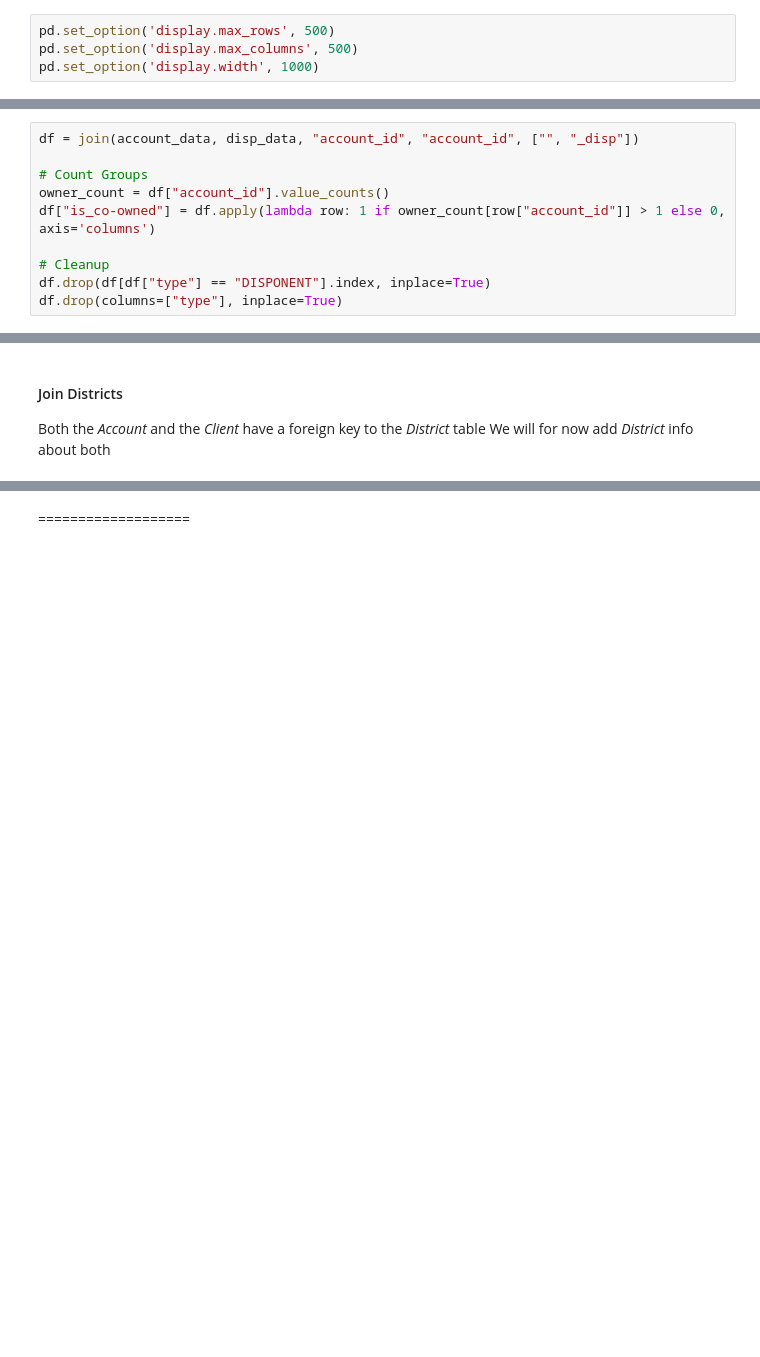
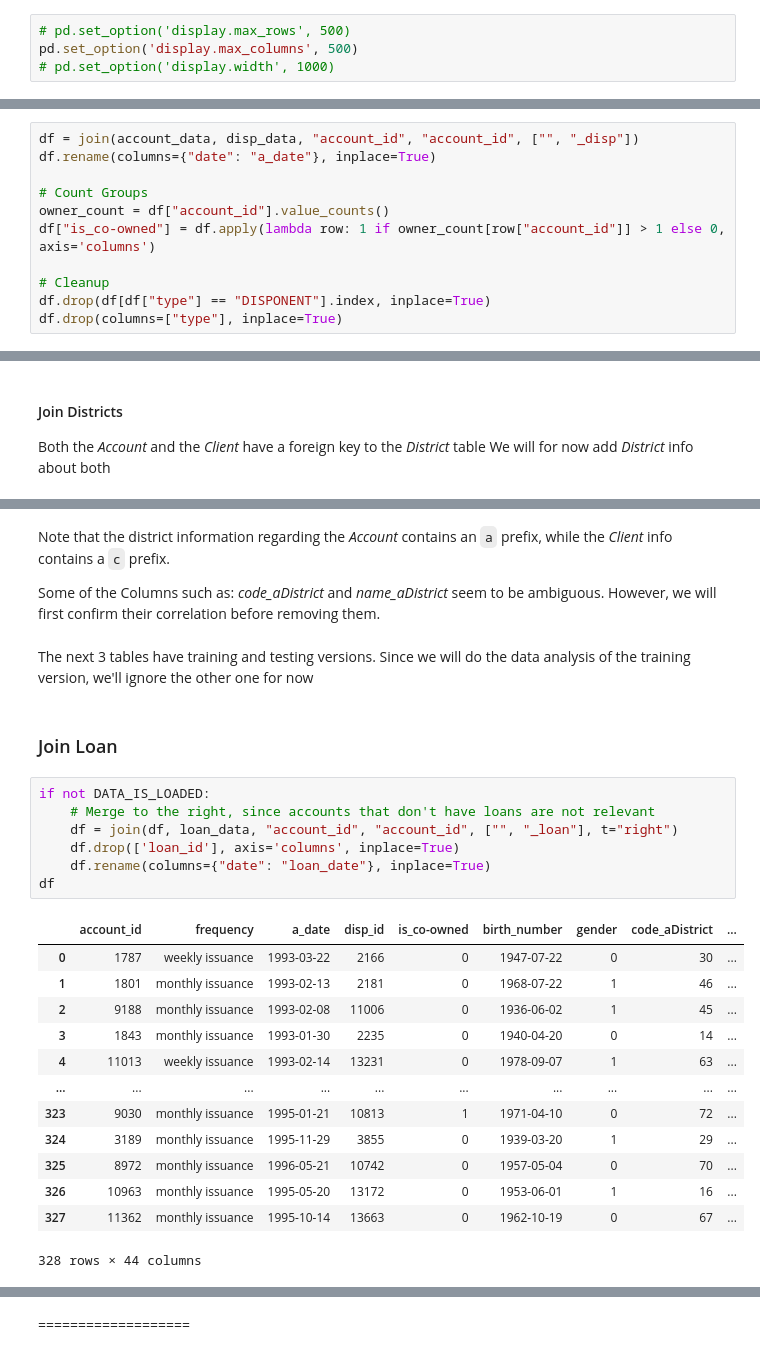
Before and after one commit to ruialves35/feup-ac, a Jupyter notebook: src/analysis/dataAnalysis.ipynb, the cells around one changed output, grey strips where cells are left out. Saved outputs shown, nothing was run; the diff lists cells and outputs as text; blank space fills up the shorter version.

Commit message:
Joining datasets District, Loan and Card

```diff
--- a/src/analysis/dataAnalysis.ipynb
+++ b/src/analysis/dataAnalysis.ipynb
@@ -28,9 +28,9 @@ DATA_IS_LOADED = False
 # %% [markdown]
 ### Change Pandas display settings
 # %%
-pd.set_option('display.max_rows', 500)
+# pd.set_option('display.max_rows', 500)
 pd.set_option('display.max_columns', 500)
-pd.set_option('display.width', 1000)
+# pd.set_option('display.width', 1000)
 # %% [markdown]
 ### Analyze the Size of each Dataset
 # %%
@@ -152,6 +212,7 @@ All Accounts have at least 1 Disposition. There are more Dispositions than Accou
 We will create an attribute on the Account table that reflects whether the account is co-owned. Note that the DISPONENTs will be dropped from the joined table. The type attribute can be dropped as well since all dispositions are Owners.
 # %%
 df = join(account_data, disp_data, "account_id", "account_id", ["", "_disp"])
+df.rename(columns={"date": "a_date"}, inplace=True)
 
 # Count Groups
 owner_count = df["account_id"].value_counts()
@@ -185,0 +249,29 @@ if not DATA_IS_LOADED:
+# %% [markdown]
+Note that the district information regarding the *Account* contains an `a` prefix, while the *Client* info contains a `c` prefix.
+
+Some of the Columns such as: *code_aDistrict* and *name_aDistrict* seem to be ambiguous. However, we will first confirm their correlation before removing them.
+# %% [markdown]
+The next 3 tables have training and testing versions. Since we will do the data analysis of the training version, we'll ignore the other one for now
+# %% [markdown]
+### Join Loan
+# %%
+if not DATA_IS_LOADED:
+    # Merge to the right, since accounts that don't have loans are not relevant
+    df = join(df, loan_data, "account_id", "account_id", ["", "_loan"], t="right")
+    df.drop(['loan_id'], axis='columns', inplace=True)
+    df.rename(columns={"date": "loan_date"}, inplace=True)
+df
+# %% [output]
+|  | account_id | frequency | a_date | disp_id | is_co-owned | birth_number | gender | code_aDistrict | ... |
+| 0 | 1787 | weekly issuance | 1993-03-22 | 2166 | 0 | 1947-07-22 | 0 | 30 | ... |
+| 1 | 1801 | monthly issuance | 1993-02-13 | 2181 | 0 | 1968-07-22 | 1 | 46 | ... |
+| 2 | 9188 | monthly issuance | 1993-02-08 | 11006 | 0 | 1936-06-02 | 1 | 45 | ... |
+| 3 | 1843 | monthly issuance | 1993-01-30 | 2235 | 0 | 1940-04-20 | 0 | 14 | ... |
+| 4 | 11013 | weekly issuance | 1993-02-14 | 13231 | 0 | 1978-09-07 | 1 | 63 | ... |
+| ... | ... | ... | ... | ... | ... | ... | ... | ... | ... |
+| 323 | 9030 | monthly issuance | 1995-01-21 | 10813 | 1 | 1971-04-10 | 0 | 72 | ... |
+| 324 | 3189 | monthly issuance | 1995-11-29 | 3855 | 0 | 1939-03-20 | 1 | 29 | ... |
+| 325 | 8972 | monthly issuance | 1996-05-21 | 10742 | 0 | 1957-05-04 | 0 | 70 | ... |
+| 326 | 10963 | monthly issuance | 1995-05-20 | 13172 | 0 | 1953-06-01 | 1 | 16 | ... |
+| 327 | 11362 | monthly issuance | 1995-10-14 | 13663 | 0 | 1962-10-19 | 0 | 67 | ... |
+328 rows × 44 columns
```
Also changed, not shown: parts of 17 cells of this notebook, 2 other files.
